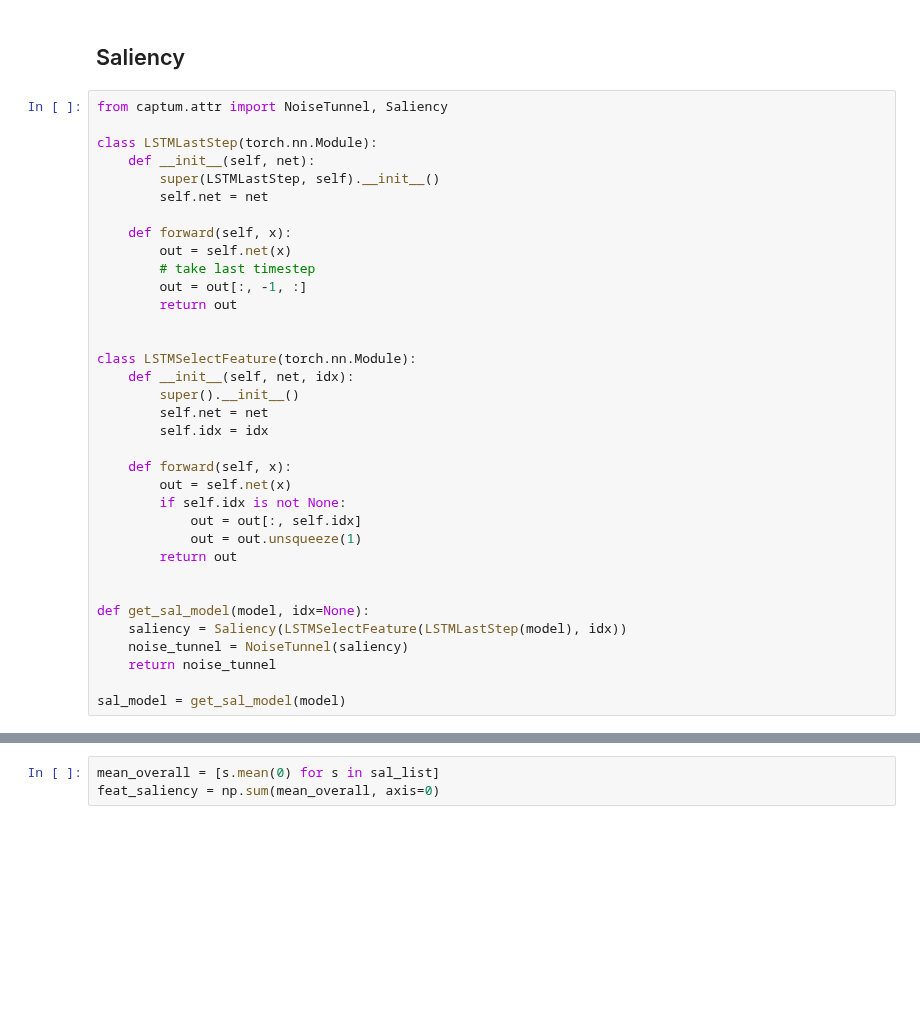
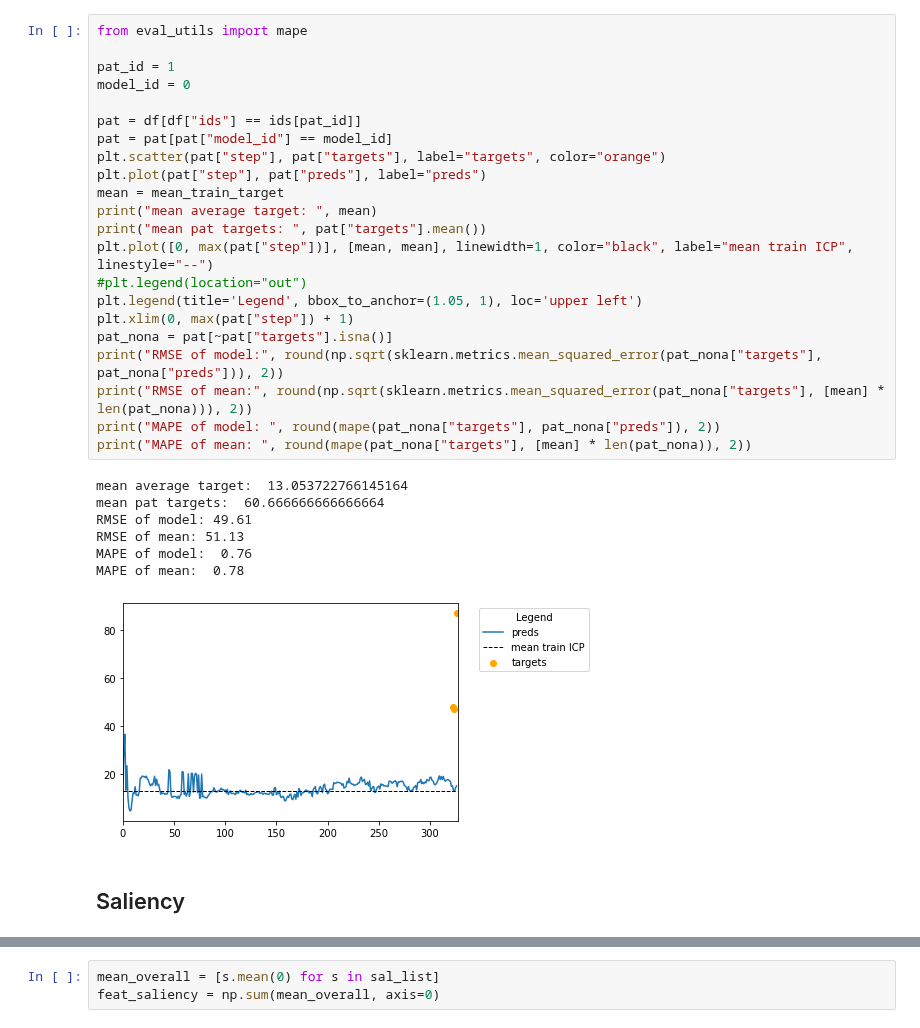
Before and after one commit to NotNANtoN/icp_prediction, a Jupyter notebook: train.ipynb, the cells around one changed output, grey strips where cells are left out. Saved outputs shown, nothing was run; the diff lists cells and outputs as text; blank space fills up the shorter version.

```diff
--- a/train.ipynb
+++ b/train.ipynb
@@ -587,37 +283,32 @@ df.plot.scatter("step", "error")
+# %%
+from eval_utils import mape
+
+pat_id = 1
+model_id = 0
+
+pat = df[df["ids"] == ids[pat_id]]
+pat = pat[pat["model_id"] == model_id]
+plt.scatter(pat["step"], pat["targets"], label="targets", color="orange")
+plt.plot(pat["step"], pat["preds"], label="preds")
+mean = mean_train_target
+print("mean average target: ", mean)
+print("mean pat targets: ", pat["targets"].mean())
+plt.plot([0, max(pat["step"])], [mean, mean], linewidth=1, color="black", label="mean train ICP", linestyle="--")
+#plt.legend(location="out")
+plt.legend(title='Legend', bbox_to_anchor=(1.05, 1), loc='upper left')
+plt.xlim(0, max(pat["step"]) + 1)
+pat_nona = pat[~pat["targets"].isna()]
+print("RMSE of model:", round(np.sqrt(sklearn.metrics.mean_squared_error(pat_nona["targets"], pat_nona["preds"])), 2))
+print("RMSE of mean:", round(np.sqrt(sklearn.metrics.mean_squared_error(pat_nona["targets"], [mean] * len(pat_nona))), 2))
+print("MAPE of model: ", round(mape(pat_nona["targets"], pat_nona["preds"]), 2))
+print("MAPE of mean: ", round(mape(pat_nona["targets"], [mean] * len(pat_nona)), 2))
+# %% [output]
+mean average target:  13.053722766145164
+mean pat targets:  60.666666666666664
+RMSE of model: 49.61
+RMSE of mean: 51.13
+MAPE of model:  0.76
+MAPE of mean:  0.78
+[figure, added]
 # %% [markdown]
 ## Saliency
-# %%
-from captum.attr import NoiseTunnel, Saliency
-
-class LSTMLastStep(torch.nn.Module):
-    def __init__(self, net):
-        super(LSTMLastStep, self).__init__()
-        self.net = net
-
-    def forward(self, x):
-        out = self.net(x)
-        # take last timestep
-        out = out[:, -1, :]
-        return out
-
-
-class LSTMSelectFeature(torch.nn.Module):
-    def __init__(self, net, idx):
-        super().__init__()
-        self.net = net
-        self.idx = idx
-
-    def forward(self, x):
-        out = self.net(x)
-        if self.idx is not None:
-            out = out[:, self.idx]
-            out = out.unsqueeze(1)
-        return out
-
-
-def get_sal_model(model, idx=None):
-    saliency = Saliency(LSTMSelectFeature(LSTMLastStep(model), idx))
-    noise_tunnel = NoiseTunnel(saliency)
-    return noise_tunnel
-
-sal_model = get_sal_model(model)
```
Also changed, not shown: parts of 103 cells of this notebook, 8 other files.
